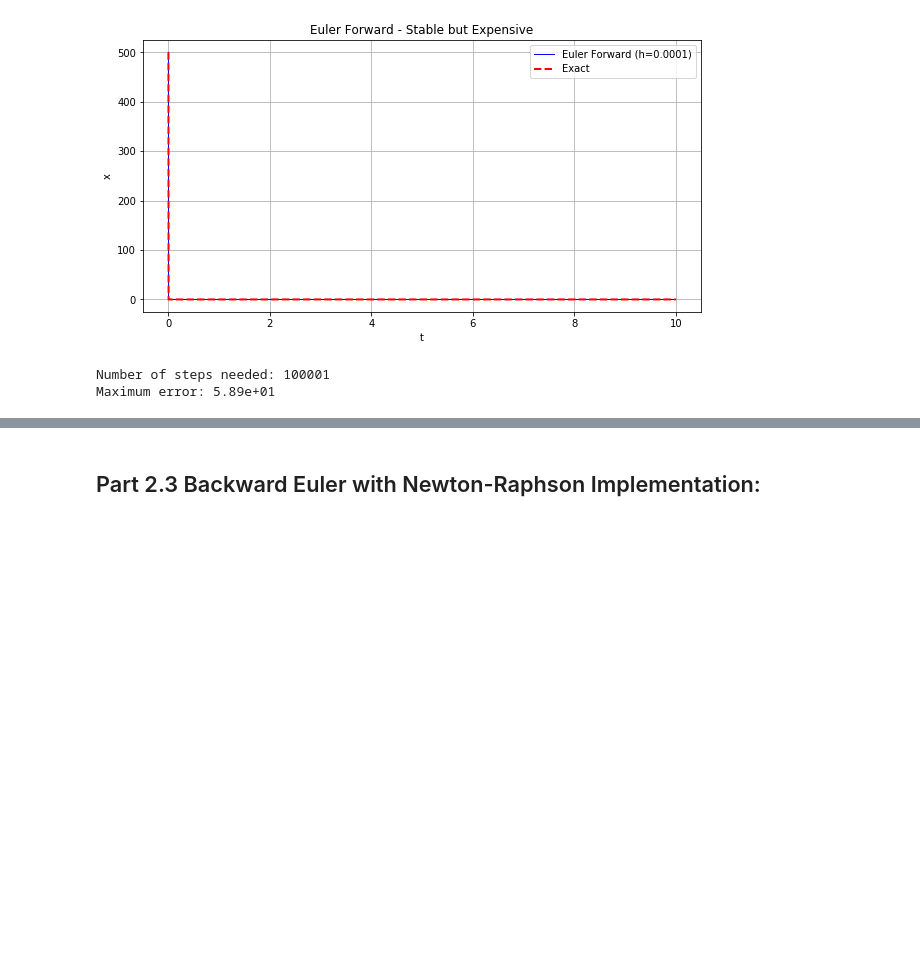
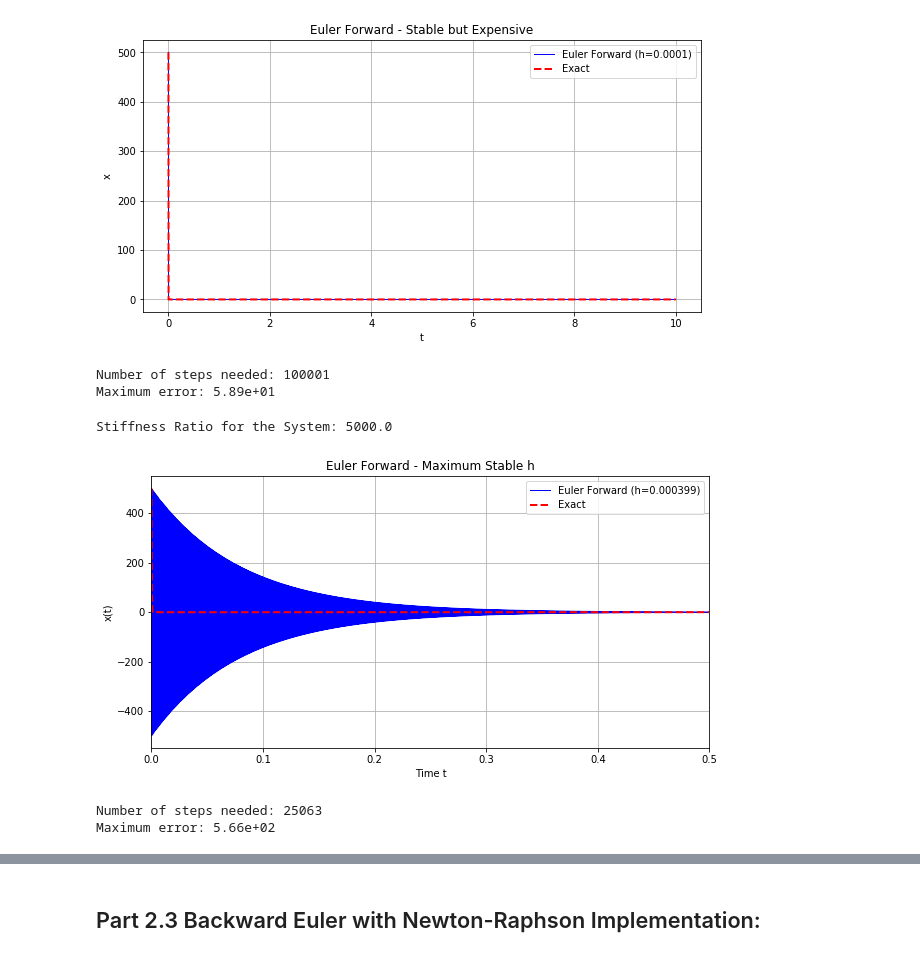
Before and after one commit to walttruelove29/coe311k, a Jupyter notebook: Final/Finalpt2.ipynb, the cells around one changed output, grey strips where cells are left out. Drawn from its saved outputs; the diff is of its cells as text; code cells hidden in the pictures; blank space fills up the shorter version.

```diff
--- a/Final/Finalpt2.ipynb
+++ b/Final/Finalpt2.ipynb
@@ -92,3 +96,32 @@ Trying with h = 0.0001...
 [figure]
 Number of steps needed: 100001
 Maximum error: 5.89e+01
+# %%
+# Stiffness ratio calculation
+t_fast = lam # Fastest time scale from lambda = 5000
+t_slow = 1 # slowest time scale from sin(t) term
+print(f"Stiffness Ratio for the System: {t_fast/t_slow}")
+# %% [output]
+Stiffness Ratio for the System: 5000.0
+# %%
+# Maximum stable step size calculation and steps needed
+h_stable = 0.000399 # h < 2/|lam| for Euler's Forward Stability; 2/|lam| = 0.0004, so stable h is ~0.000399...
+t_stable, x_stable = euler_forward(f, x0, t0, t_final, h_stable)
+
+plt.figure(figsize=(10, 5))
+plt.plot(t_stable, x_stable, 'b-', label=f'Euler Forward (h={h_stable})', linewidth=1)
+plt.plot(t_stable, x_exact(t_stable), 'r--', label='Exact', linewidth=2)
+plt.xlabel('Time t')
+plt.ylabel('x(t)')
+plt.xlim(0.0, 0.5)
+plt.title('Euler Forward - Maximum Stable h')
+plt.legend()
+plt.grid(True)
+plt.show()
+
+print(f"Number of steps needed: {len(t_stable)}")
+print(f"Maximum error: {np.max(np.abs(x_stable - x_exact(t_stable))):.2e}")
+# %% [output]
+[figure, added]
+Number of steps needed: 25063
+Maximum error: 5.66e+02
```
Also changed, not shown: parts of 21 cells of this notebook.
